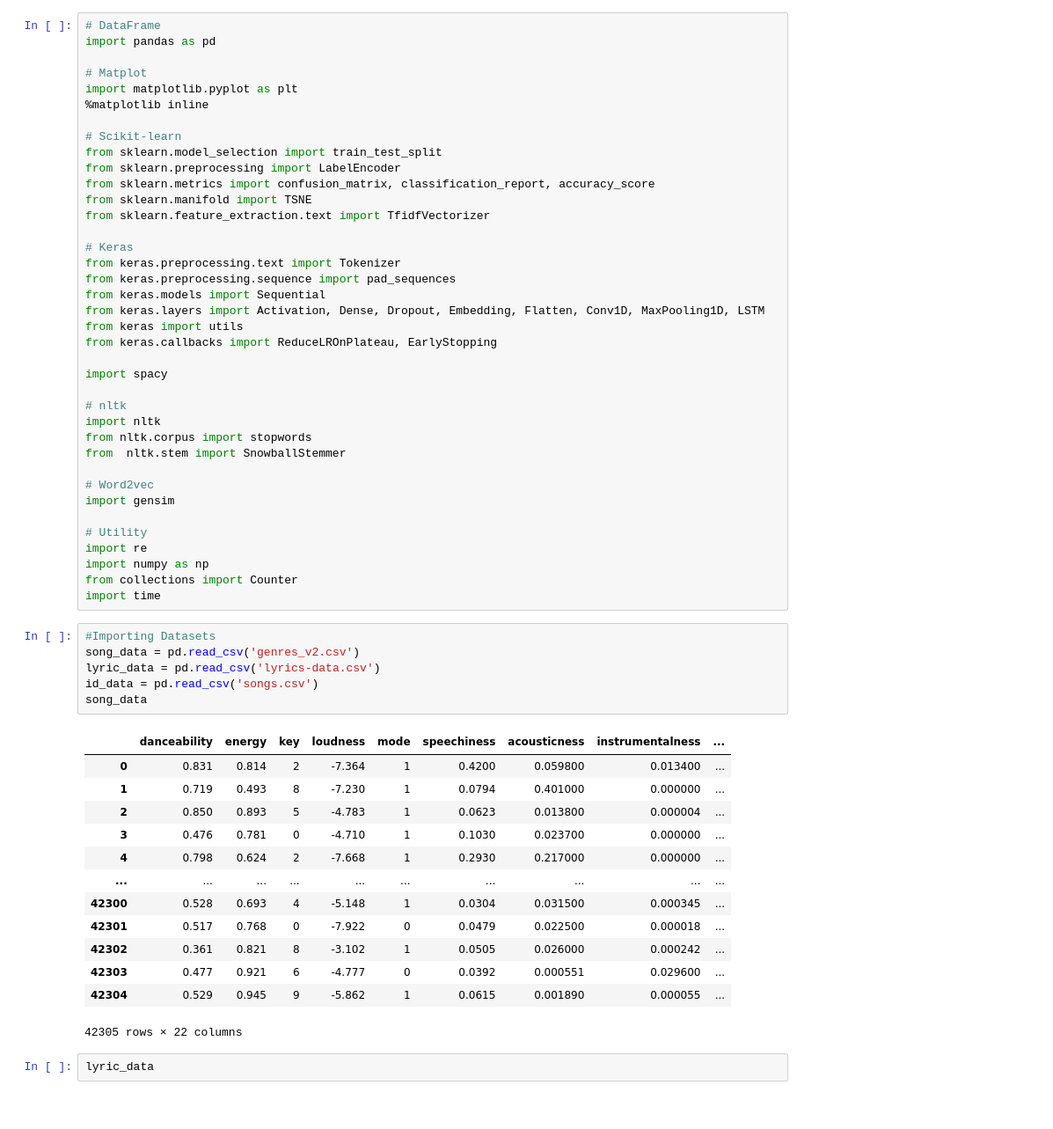
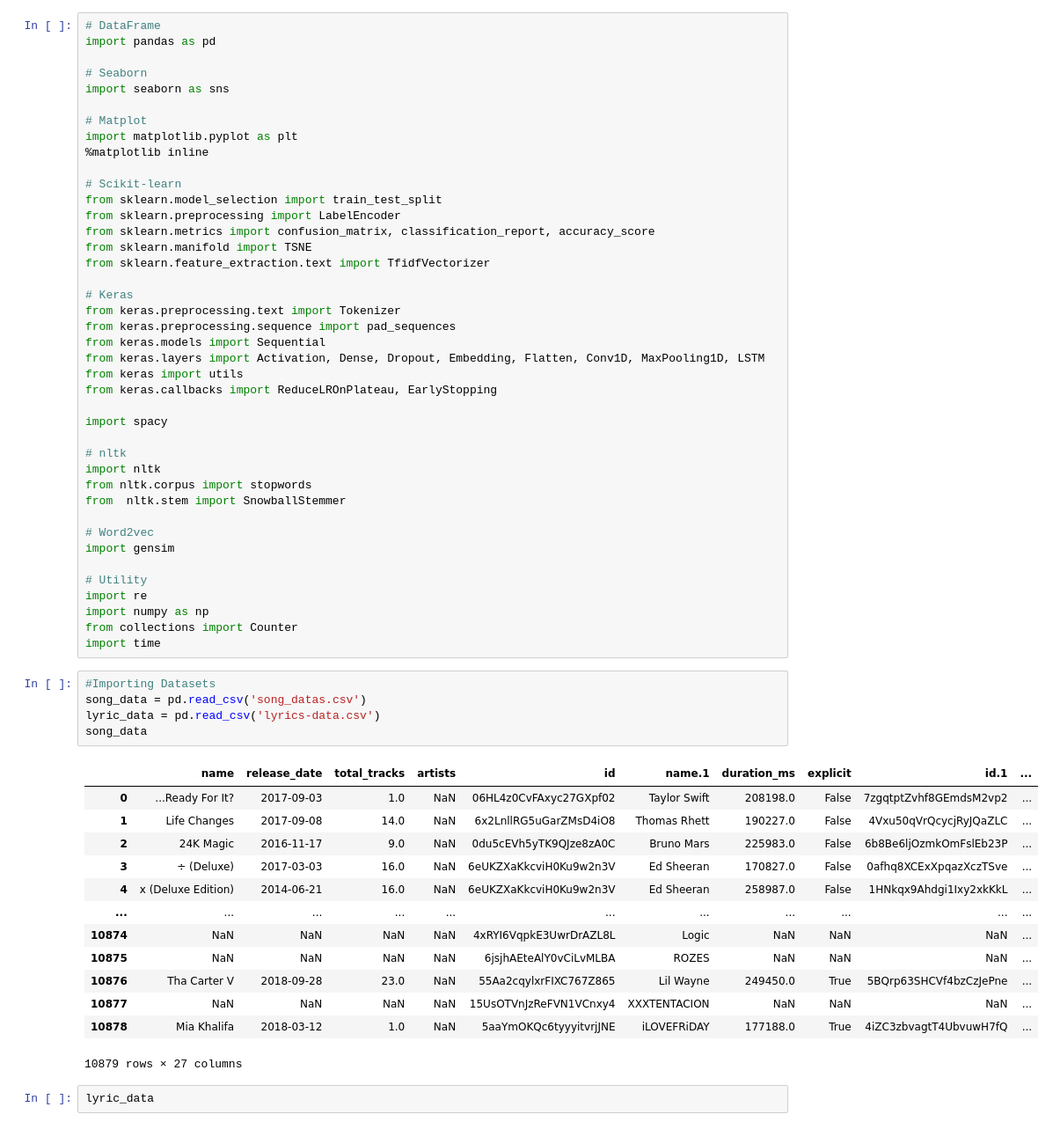
Before and after one commit to pradyumn5000/DSAI_Project, a Jupyter notebook: DSAI_Proj.ipynb, the cells around one changed output. Shown: that part at 88% size. Saved outputs shown, nothing was run; the diff lists cells and outputs as text.

```diff
--- a/DSAI_Proj.ipynb
+++ b/DSAI_Proj.ipynb
@@ -1,6 +1,9 @@
 # %%
 # DataFrame
 import pandas as pd
+
+# Seaborn
+import seaborn as sns
 
 # Matplot
 import matplotlib.pyplot as plt
@@ -38,24 +41,23 @@ from collections import Counter
 import time
 # %%
 #Importing Datasets
-song_data = pd.read_csv('genres_v2.csv')
+song_data = pd.read_csv('song_datas.csv')
 lyric_data = pd.read_csv('lyrics-data.csv')
-id_data = pd.read_csv('songs.csv')
 song_data
 # %% [output]
-|  | danceability | energy | key | loudness | mode | speechiness | acousticness | instrumentalness | ... |
-| 0 | 0.831 | 0.814 | 2 | -7.364 | 1 | 0.4200 | 0.059800 | 0.013400 | ... |
-| 1 | 0.719 | 0.493 | 8 | -7.230 | 1 | 0.0794 | 0.401000 | 0.000000 | ... |
-| 2 | 0.850 | 0.893 | 5 | -4.783 | 1 | 0.0623 | 0.013800 | 0.000004 | ... |
-| 3 | 0.476 | 0.781 | 0 | -4.710 | 1 | 0.1030 | 0.023700 | 0.000000 | ... |
-| 4 | 0.798 | 0.624 | 2 | -7.668 | 1 | 0.2930 | 0.217000 | 0.000000 | ... |
-| ... | ... | ... | ... | ... | ... | ... | ... | ... | ... |
-| 42300 | 0.528 | 0.693 | 4 | -5.148 | 1 | 0.0304 | 0.031500 | 0.000345 | ... |
-| 42301 | 0.517 | 0.768 | 0 | -7.922 | 0 | 0.0479 | 0.022500 | 0.000018 | ... |
-| 42302 | 0.361 | 0.821 | 8 | -3.102 | 1 | 0.0505 | 0.026000 | 0.000242 | ... |
-| 42303 | 0.477 | 0.921 | 6 | -4.777 | 0 | 0.0392 | 0.000551 | 0.029600 | ... |
-| 42304 | 0.529 | 0.945 | 9 | -5.862 | 1 | 0.0615 | 0.001890 | 0.000055 | ... |
+|  | name | release_date | total_tracks | artists | id | name.1 | duration_ms | explicit | id.1 | ... |
+| 0 | ...Ready For It? | 2017-09-03 | 1.0 | NaN | 06HL4z0CvFAxyc27GXpf02 | Taylor Swift | 208198.0 | False | 7zgqtptZvhf8GEmdsM2vp2 | ... |
+| 1 | Life Changes | 2017-09-08 | 14.0 | NaN | 6x2LnllRG5uGarZMsD4iO8 | Thomas Rhett | 190227.0 | False | 4Vxu50qVrQcycjRyJQaZLC | ... |
+| 2 | 24K Magic | 2016-11-17 | 9.0 | NaN | 0du5cEVh5yTK9QJze8zA0C | Bruno Mars | 225983.0 | False | 6b8Be6ljOzmkOmFslEb23P | ... |
+| 3 | ÷ (Deluxe) | 2017-03-03 | 16.0 | NaN | 6eUKZXaKkcviH0Ku9w2n3V | Ed Sheeran | 170827.0 | False | 0afhq8XCExXpqazXczTSve | ... |
+| 4 | x (Deluxe Edition) | 2014-06-21 | 16.0 | NaN | 6eUKZXaKkcviH0Ku9w2n3V | Ed Sheeran | 258987.0 | False | 1HNkqx9Ahdgi1Ixy2xkKkL | ... |
+| ... | ... | ... | ... | ... | ... | ... | ... | ... | ... | ... |
+| 10874 | NaN | NaN | NaN | NaN | 4xRYI6VqpkE3UwrDrAZL8L | Logic | NaN | NaN | NaN | ... |
+| 10875 | NaN | NaN | NaN | NaN | 6jsjhAEteAlY0vCiLvMLBA | ROZES | NaN | NaN | NaN | ... |
+| 10876 | Tha Carter V | 2018-09-28 | 23.0 | NaN | 55Aa2cqylxrFIXC767Z865 | Lil Wayne | 249450.0 | True | 5BQrp63SHCVf4bzCzJePne | ... |
+| 10877 | NaN | NaN | NaN | NaN | 15UsOTVnJzReFVN1VCnxy4 | XXXTENTACION | NaN | NaN | NaN | ... |
+| 10878 | Mia Khalifa | 2018-03-12 | 1.0 | NaN | 5aaYmOKQc6tyyyitvrjJNE | iLOVEFRiDAY | 177188.0 | True | 4iZC3zbvagtT4UbvuwH7fQ | ... |
-42305 rows × 22 columns
+10879 rows × 27 columns
 # %%
 lyric_data
 # %% [output]
```
Also changed, not shown: parts of 19 cells of this notebook, 1 other file.
